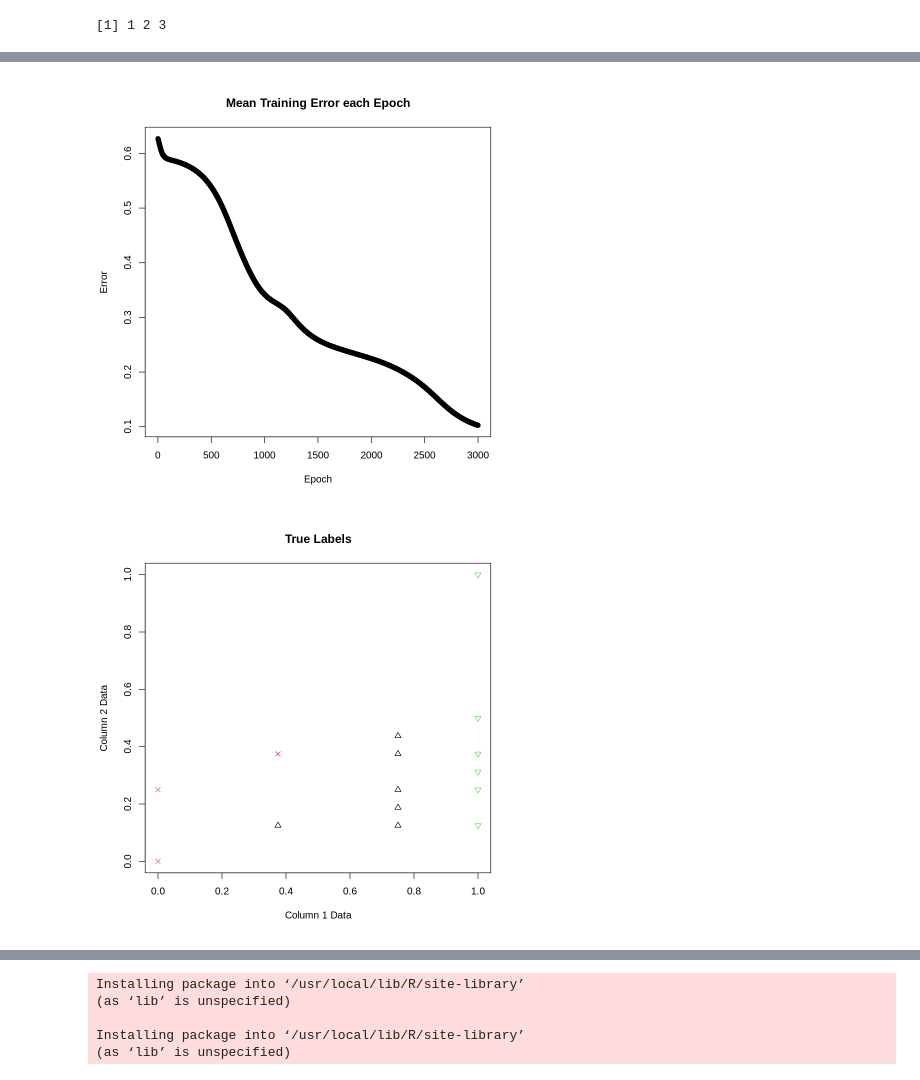
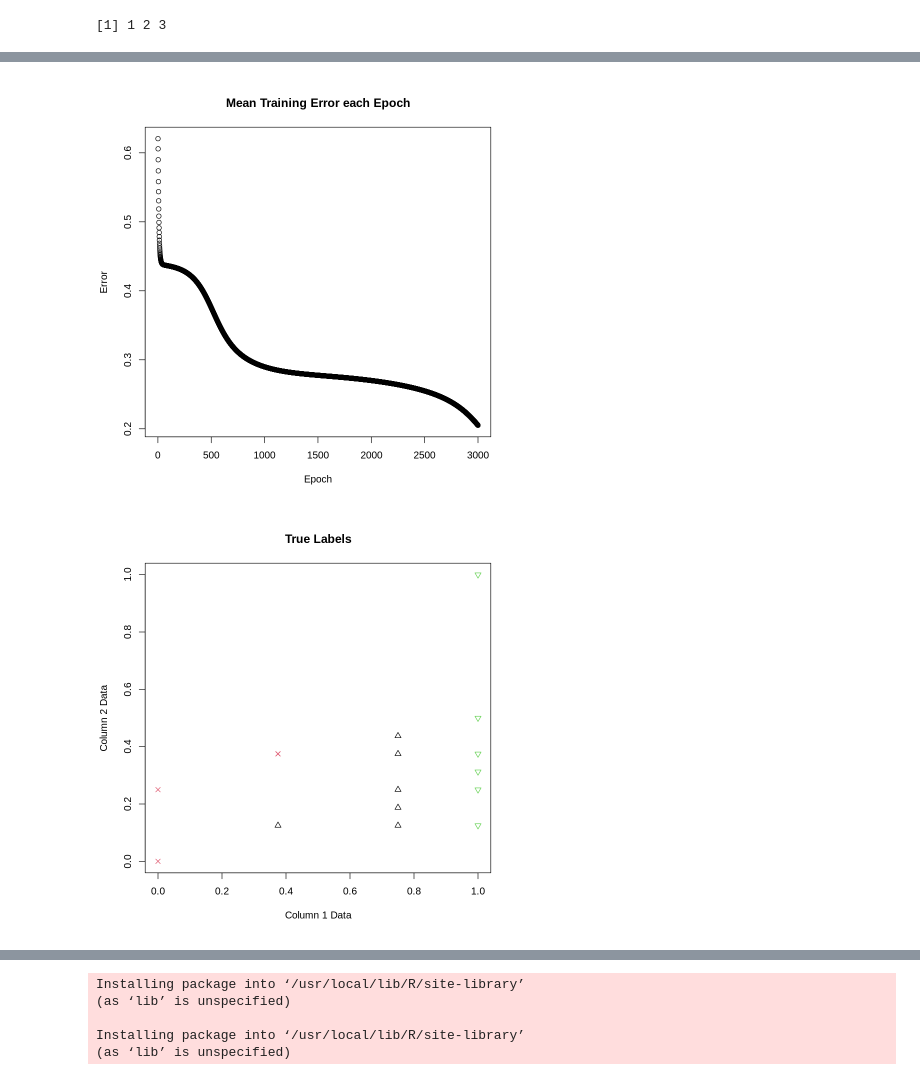
Before and after one commit to jgburk/IntroductionToDeepLearning, a Jupyter notebook: IntroToDeepLearning_R.ipynb, the cells around one changed output, grey strips where cells are left out. Cells and saved outputs as stored; diff of their text form; code cells hidden in the pictures.

```diff
--- a/IntroToDeepLearning_R.ipynb
+++ b/IntroToDeepLearning_R.ipynb
@@ -141,8 +136,7 @@ encode_class <- function(sample_class){
 
 calc_err <- function(sample_class){
   ann_class_encoding <- encode_class(sample_class)
-  output_soft_max <- output_activation / sum(output_activation)
-  return(output_soft_max - ann_class_encoding)
+  return(output_activation - ann_class_encoding)
 }
 
 backward_prop <- function(sample_class){
@@ -235,33 +229,33 @@ plot(norm_samples_f,col=samples_c,pch=samples_c * 2,
      ylab="Column 2 Data",
      main="True Labels")
 
 pred_train <- predict_n(norm_samples_f)
 n_wrong <- sum(pred_train != samples_c)
 n_total <- length(samples_c)
 accuracy <- (1 - (n_wrong / n_total)) * 100
 plot(norm_samples_f,col=pred_train,pch=pred_train * 2,
      xlab="Column 1 Data",
      ylab="Column 2 Data",
      main=paste("Predicted Labels: ",
                 n_total - n_wrong," of ",n_total,
                 " (",accuracy,"%) correct",sep=""))
 if(n_wrong == 1){
   points(x=norm_samples_f[which(pred_train != samples_c),][1],
        y=norm_samples_f[which(pred_train != samples_c),][2],
        pch=1,
        cex=5)
 }
 
 rand_points <<- matrix(data = runif(n = 2 * 100),
                        nrow = 100,
                        ncol = 2)
 norm_rand_points <- scales::rescale(rand_points, to = c(0,1))
 pred_classes <- predict_n(norm_rand_points)
 plot(norm_rand_points,col=pred_classes,pch=pred_classes * 2,
      xlab="Column 1 Dimension",
      ylab="Column 2 Dimension",
      main="Decision Boundary")
 # %% [output]
-[figure, old version]
+[figure, new version]
 [figure]
 [figure]
```
Also changed, not shown: parts of 7 cells of this notebook.
